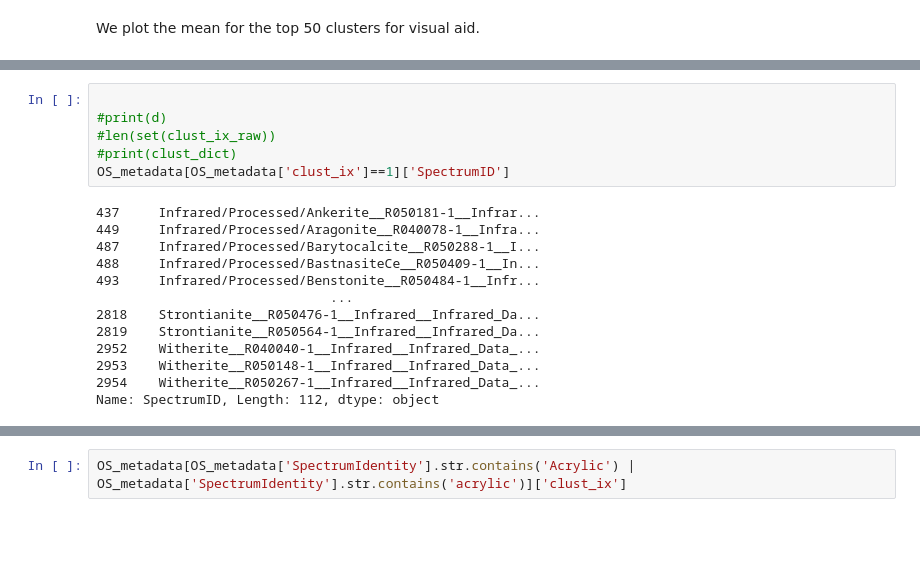
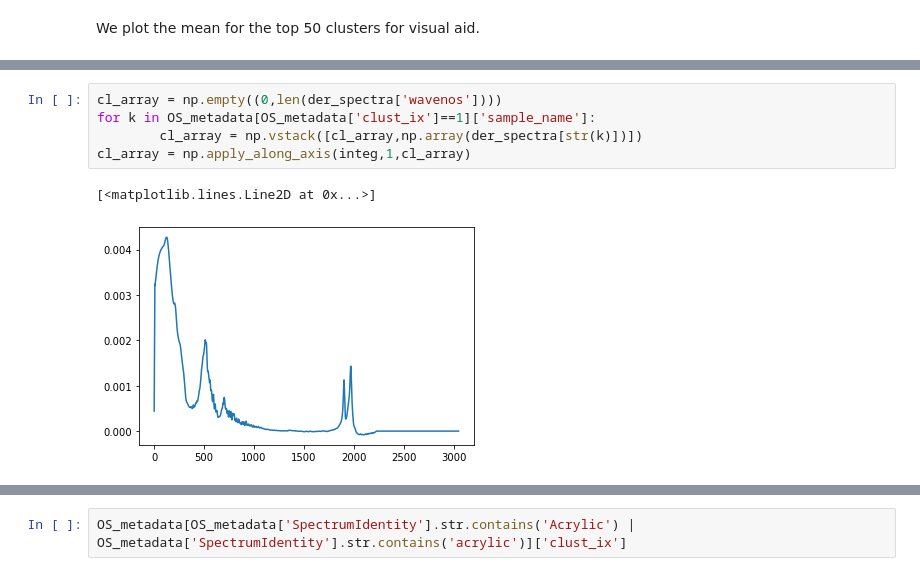
Before and after one commit to Ocean-Wise/OpenSpecy_data_sorting, a Jupyter notebook: nb_clustering_raw.ipynb, the cells around one changed output, grey strips where cells are left out. Saved outputs shown, nothing was run; the diff lists cells and outputs as text; blank space fills up the shorter version.

```diff
--- a/nb_clustering_raw.ipynb
+++ b/nb_clustering_raw.ipynb
@@ -129,21 +144,10 @@ plt.savefig('ftir_clusters_raw.png',bbox_inches='tight')
 # %% [output]
 [figure]
-# %%
-
-#print(d)
-#len(set(clust_ix_raw))
-#print(clust_dict)
-OS_metadata[OS_metadata['clust_ix']==1]['SpectrumID']
-# %% [output]
-437     Infrared/Processed/Ankerite__R050181-1__Infrar...
-449     Infrared/Processed/Aragonite__R040078-1__Infra...
-487     Infrared/Processed/Barytocalcite__R050288-1__I...
-488     Infrared/Processed/BastnasiteCe__R050409-1__In...
-493     Infrared/Processed/Benstonite__R050484-1__Infr...
-                              ...
-2818    Strontianite__R050476-1__Infrared__Infrared_Da...
-2819    Strontianite__R050564-1__Infrared__Infrared_Da...
-2952    Witherite__R040040-1__Infrared__Infrared_Data_...
-2953    Witherite__R050148-1__Infrared__Infrared_Data_...
-2954    Witherite__R050267-1__Infrared__Infrared_Data_...
-Name: SpectrumID, Length: 112, dtype: object
+# %%
+cl_array = np.empty((0,len(der_spectra['wavenos'])))
+for k in OS_metadata[OS_metadata['clust_ix']==1]['sample_name']:
+        cl_array = np.vstack([cl_array,np.array(der_spectra[str(k)])])
+cl_array = np.apply_along_axis(integ,1,cl_array)
+# %% [output]
+[<matplotlib.lines.Line2D at 0x...>]
+[figure, added]
```
Also changed, not shown: parts of 6 cells of this notebook, 3 other files.
